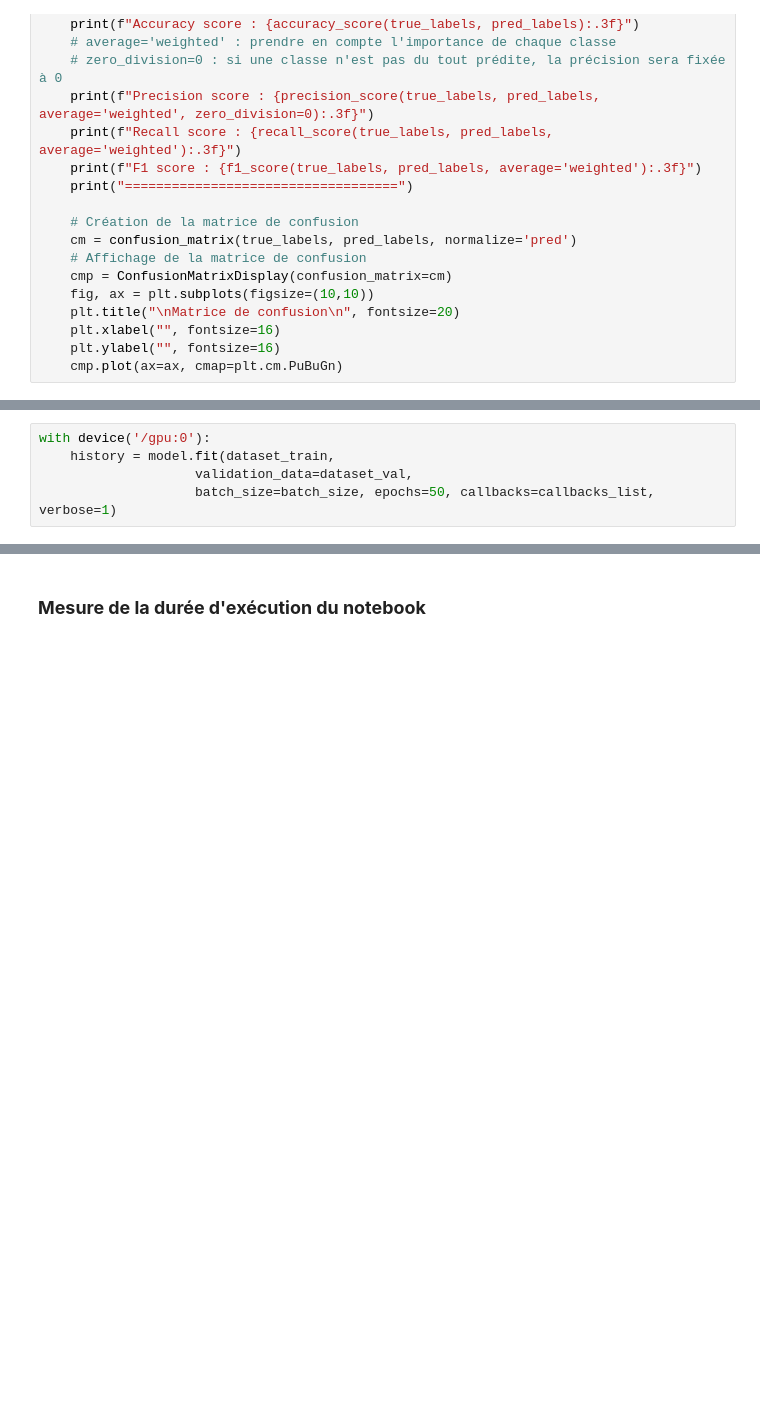
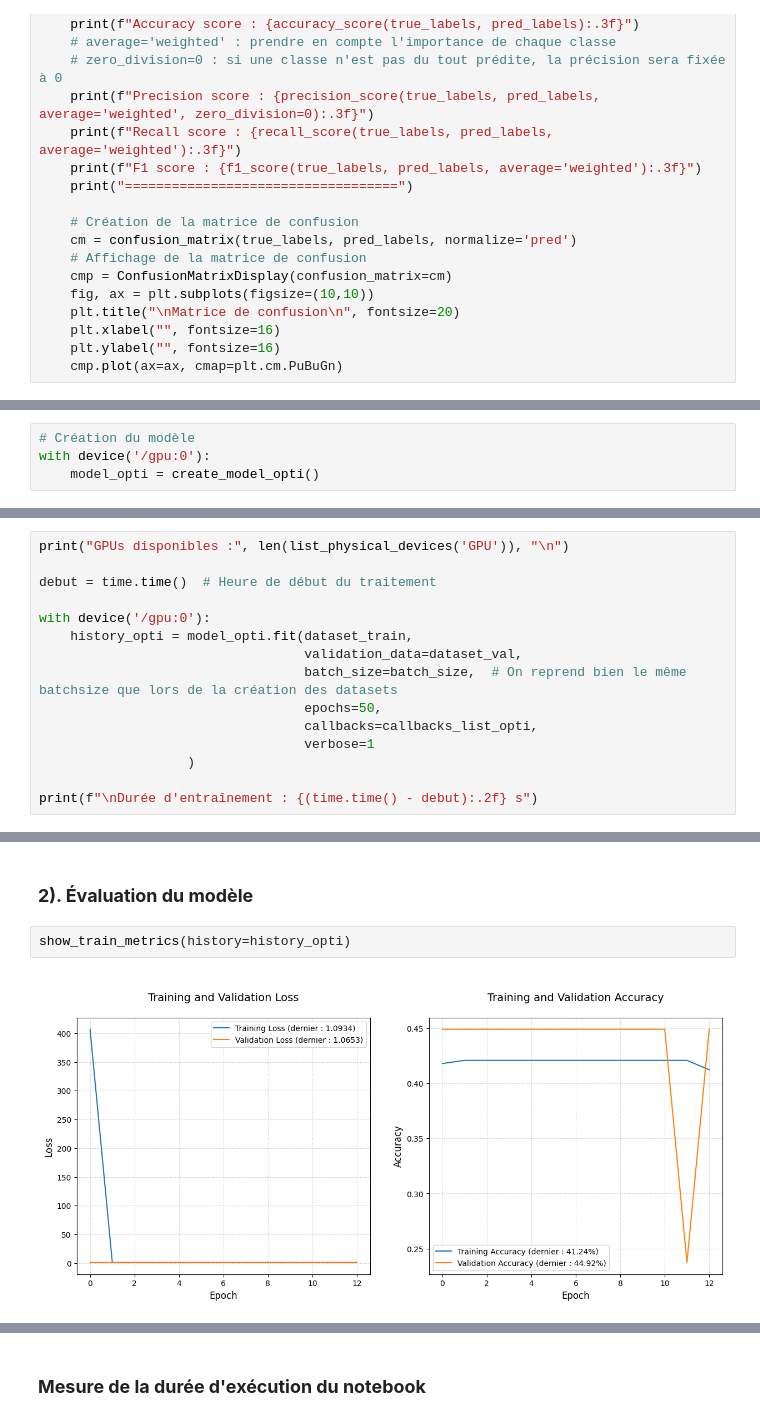
Before and after one commit to BiGHeaDMaX/Identifier-Races-Chiens-avec-TensorFlow, a Jupyter notebook: 02 - Modèle personnel.ipynb, the cells around one changed output, grey strips where cells are left out. Cells and saved outputs as stored; diff of their text form; blank space fills up the shorter version.

```diff
--- a/02 - Modèle personnel.ipynb
+++ b/02 - Modèle personnel.ipynb
@@ -465,0 +501,4 @@ def create_model_fct2() :
+# %%
+# Création du modèle
+with device('/gpu:0'):
+    model_opti = create_model_opti()
@@ -498,5 +542,0 @@ Num GPUs Available:  1
-# %%
-with device('/gpu:0'):
-    history = model.fit(dataset_train,
-                    validation_data=dataset_val,
-                    batch_size=batch_size, epochs=50, callbacks=callbacks_list, verbose=1)
@@ -536,0 +545,15 @@ Validation Accuracy :  0.4492
+# %%
+print("GPUs disponibles :", len(list_physical_devices('GPU')), "\n")
+
+debut = time.time()  # Heure de début du traitement
+
+with device('/gpu:0'):
+    history_opti = model_opti.fit(dataset_train,
+                                  validation_data=dataset_val,
+                                  batch_size=batch_size,  # On reprend bien le même batchsize que lors de la création des datasets
+                                  epochs=50,
+                                  callbacks=callbacks_list_opti,
+                                  verbose=1
+                   )
+
+print(f"\nDurée d'entraînement : {(time.time() - debut):.2f} s")
@@ -537 +582,7 @@ Validation Accuracy :  0.4492
+# %% [markdown]
+### **2). Évaluation du modèle**
+# %%
+show_train_metrics(history=history_opti)
+# %% [output]
+[figure, added]
 # %%
```
Also changed, not shown: parts of 37 cells of this notebook.
